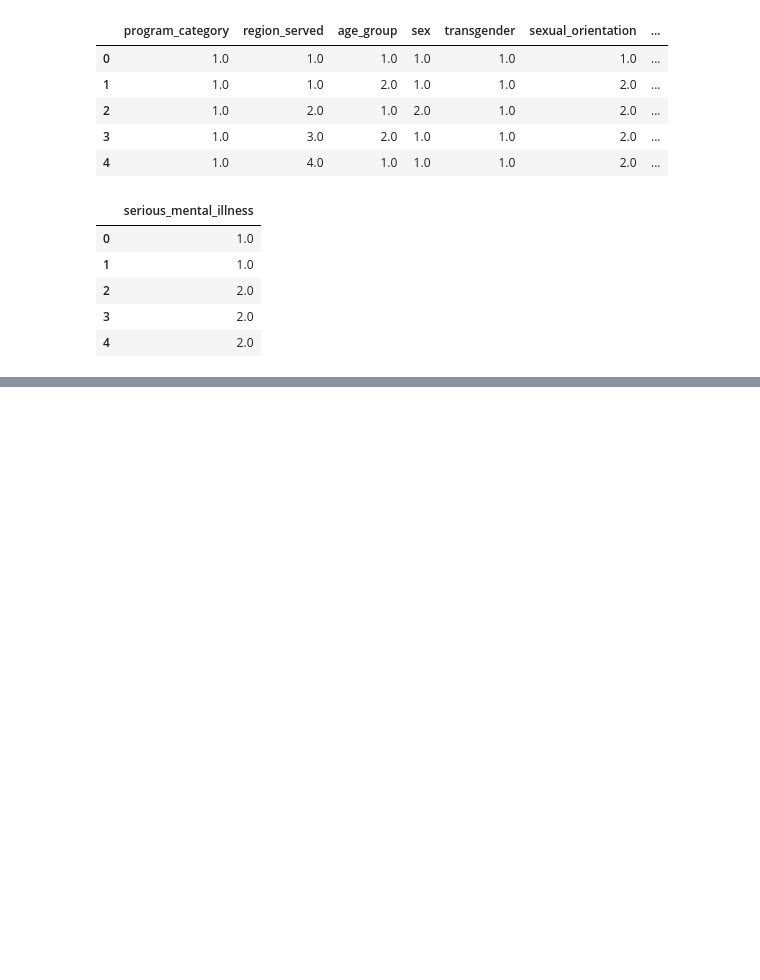
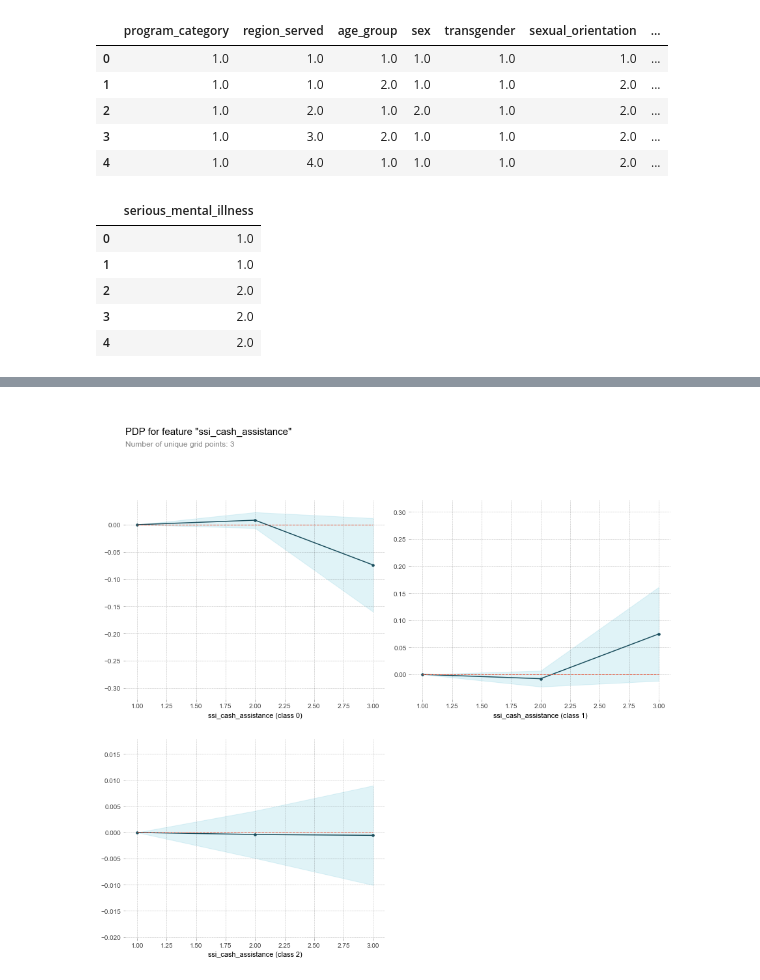
Before and after one commit to qweliant/PCSstudy, a Jupyter notebook: NYpcs_EDA.ipynb, the cells around one changed output, grey strips where cells are left out. Saved outputs shown, nothing was run; the diff lists cells and outputs as text; code cells hidden in the pictures; blank space fills up the shorter version.

```diff
--- a/NYpcs_EDA.ipynb
+++ b/NYpcs_EDA.ipynb
@@ -247,0 +405,9 @@ interaction = pdp_interact(
+# %%
+from pdpbox.pdp import pdp_isolate, pdp_plot
+
+feature='ssi_cash_assistance'
+pdp_isolated = pdp_isolate(model=xgbcl, dataset=X_train_processed,
+                           model_features=X_train_processed.columns, feature=feature)
+pdp_plot(pdp_isolated, feature);
+# %% [output]
+[figure, added]
```
Also changed, not shown: parts of 47 cells of this notebook, 6 other files.
